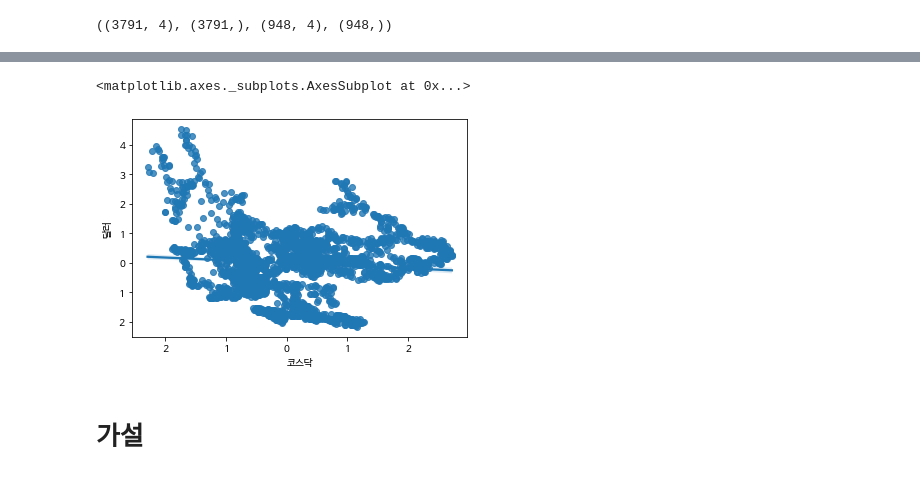
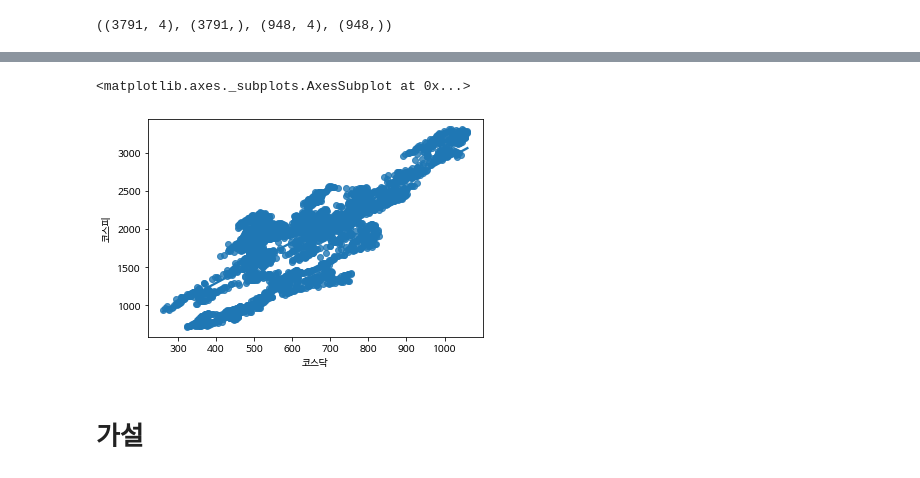
Before and after one commit to ev1025/CS_Project2, a Jupyter notebook: 프로젝트2.ipynb, the cells around one changed output, grey strips where cells are left out. Cells and saved outputs as stored; diff of their text form; code cells hidden in the pictures.

```diff
--- a/프로젝트2.ipynb
+++ b/프로젝트2.ipynb
@@ -245,8 +322,8 @@ plt.legend(['코스피', '코스닥', '기준금리', '달러', '거래대금(
 # %%
-sns.regplot(data = x_train_all, x='코스닥', y='달러')
+sns.regplot(data = all, x='코스닥', y='코스피')
 # %% [output]
 <matplotlib.axes._subplots.AxesSubplot at 0x...>
-[figure, old version]
+[figure, new version]
 # %% [markdown]
 # 가설
 # %% [markdown]
```
Also changed, not shown: parts of 44 cells of this notebook.
